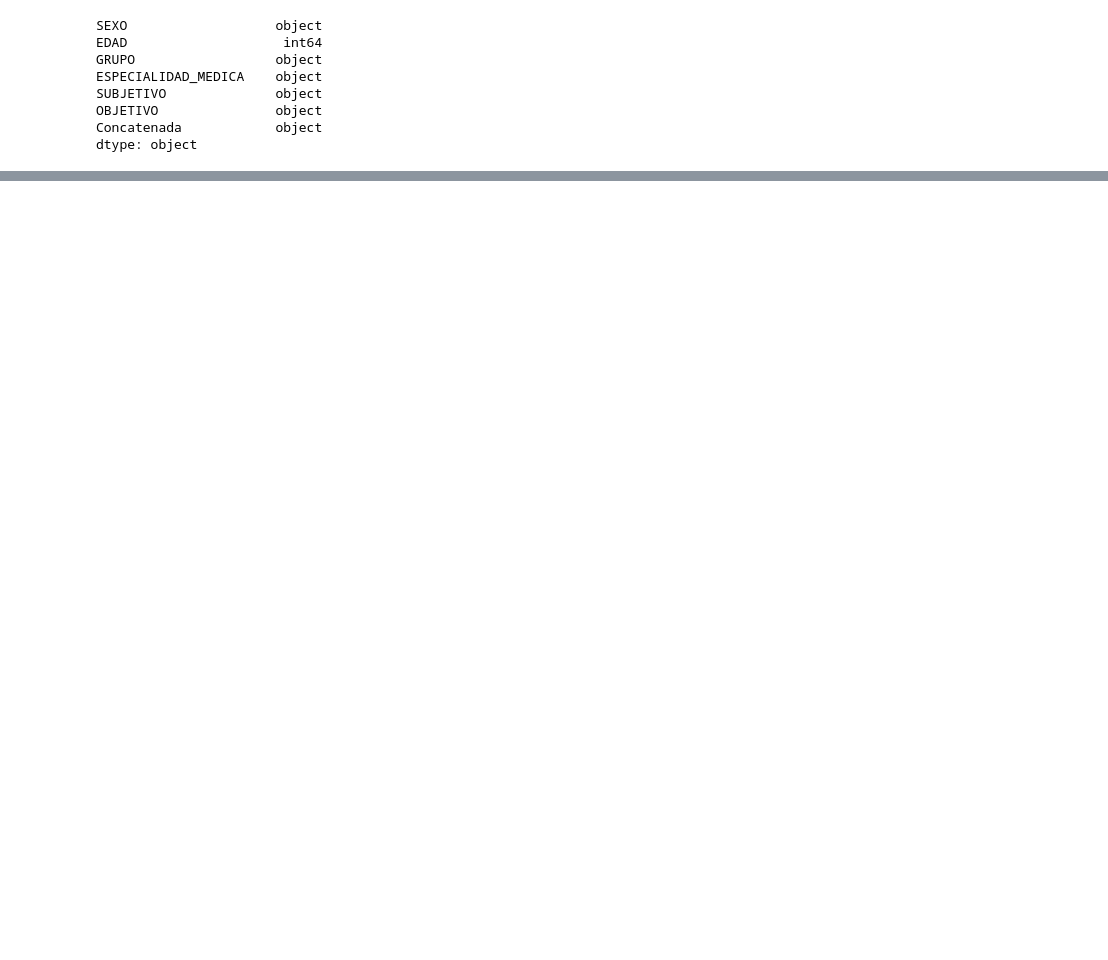
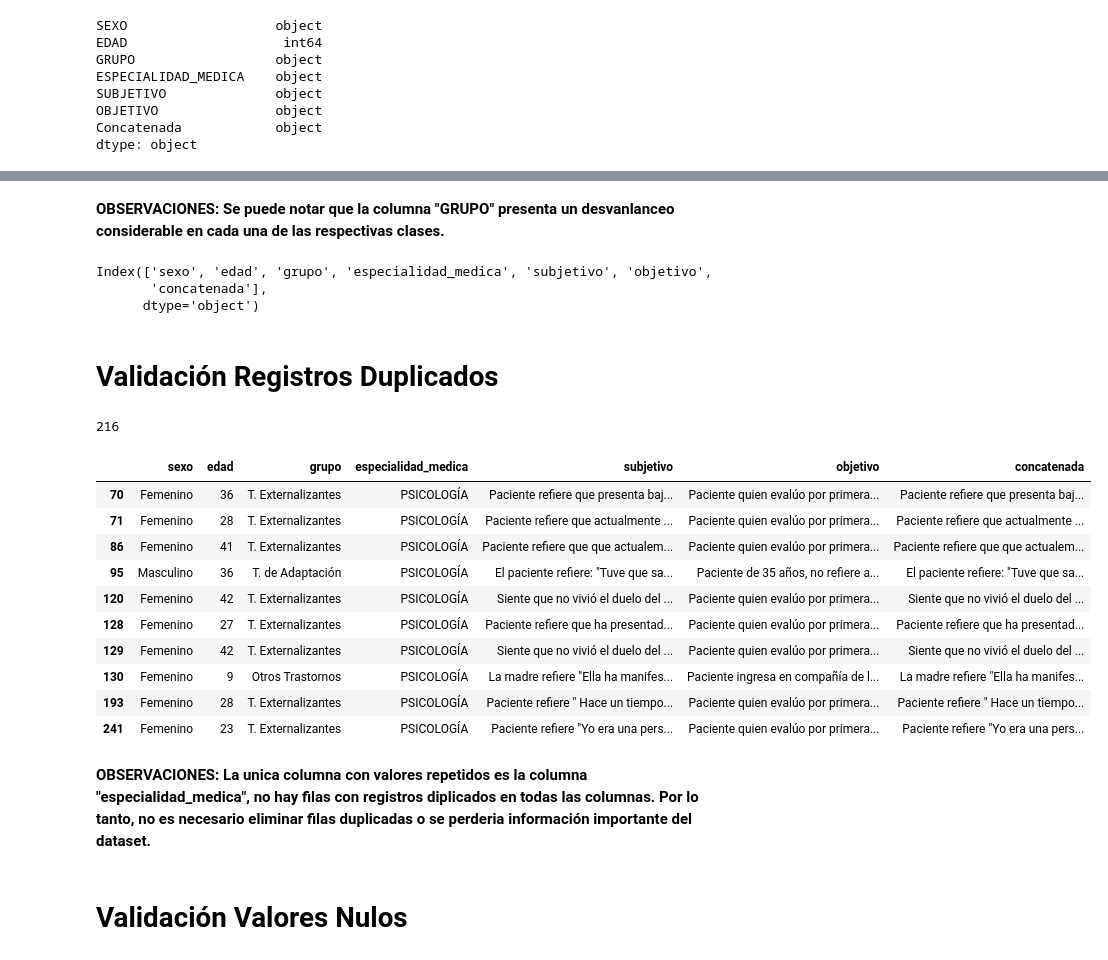
Before and after one commit to Isaias951017/MLOps-Trabajo_Final, a Jupyter notebook: notebooks/eda.ipynb, the cells around one changed output, grey strips where cells are left out. Cells and saved outputs as stored; diff of their text form; code cells hidden in the pictures; blank space fills up the shorter version.

```diff
--- a/notebooks/eda.ipynb
+++ b/notebooks/eda.ipynb
@@ -51,0 +86,2 @@ dtype: object
+# %% [markdown]
+**OBSERVACIONES: Se puede notar que la columna "GRUPO" presenta un desvanlanceo considerable en cada una de las respectivas clases.**
@@ -51,0 +92,33 @@ dtype: object
+# %%
+# Check column names
+print(historias_clinicas.columns)
+# %% [output]
+Index(['sexo', 'edad', 'grupo', 'especialidad_medica', 'subjetivo', 'objetivo',
+       'concatenada'],
+      dtype='object')
+# %% [markdown]
+# Validación Registros Duplicados
+# %%
+# Duplicated rows
+print(historias_clinicas.duplicated().sum())
+# %% [output]
+216
+# %%
+# Filtramos filas duplicadas
+historias_clinicas[historias_clinicas.duplicated()].head(10)
+# %% [output]
+|  | sexo | edad | grupo | especialidad_medica | subjetivo | objetivo | concatenada |
+| 70 | Femenino | 36 | T. Externalizantes | PSICOLOGÍA | Paciente refiere que presenta baj... | Paciente quien evalúo por primera... | Paciente refiere que presenta baj... |
+| 71 | Femenino | 28 | T. Externalizantes | PSICOLOGÍA | Paciente refiere que actualmente ... | Paciente quien evalúo por primera... | Paciente refiere que actualmente ... |
+| 86 | Femenino | 41 | T. Externalizantes | PSICOLOGÍA | Paciente refiere que que actualem... | Paciente quien evalúo por primera... | Paciente refiere que que actualem... |
+| 95 | Masculino | 36 | T. de Adaptación | PSICOLOGÍA | El paciente refiere: "Tuve que sa... | Paciente de 35 años, no refiere a... | El paciente refiere: "Tuve que sa... |
+| 120 | Femenino | 42 | T. Externalizantes | PSICOLOGÍA | Siente que no vivió el duelo del ... | Paciente quien evalúo por primera... | Siente que no vivió el duelo del ... |
+| 128 | Femenino | 27 | T. Externalizantes | PSICOLOGÍA | Paciente refiere que ha presentad... | Paciente quien evalúo por primera... | Paciente refiere que ha presentad... |
+| 129 | Femenino | 42 | T. Externalizantes | PSICOLOGÍA | Siente que no vivió el duelo del ... | Paciente quien evalúo por primera... | Siente que no vivió el duelo del ... |
+| 130 | Femenino | 9 | Otros Trastornos | PSICOLOGÍA | La madre refiere "Ella ha manifes... | Paciente ingresa en compañía de l... | La madre refiere "Ella ha manifes... |
+| 193 | Femenino | 28 | T. Externalizantes | PSICOLOGÍA | Paciente refiere " Hace un tiempo... | Paciente quien evalúo por primera... | Paciente refiere " Hace un tiempo... |
+| 241 | Femenino | 23 | T. Externalizantes | PSICOLOGÍA | Paciente refiere "Yo era una pers... | Paciente quien evalúo por primera... | Paciente refiere "Yo era una pers... |
+# %% [markdown]
+**OBSERVACIONES: La unica columna con valores repetidos es la columna "especialidad_medica", no hay filas con registros diplicados en todas las columnas. Por lo tanto, no es necesario eliminar filas duplicadas o se perderia información importante del dataset.**
+# %% [markdown]
+# Validación Valores Nulos
```
Also changed, not shown: parts of 37 cells of this notebook, 9 other files.
